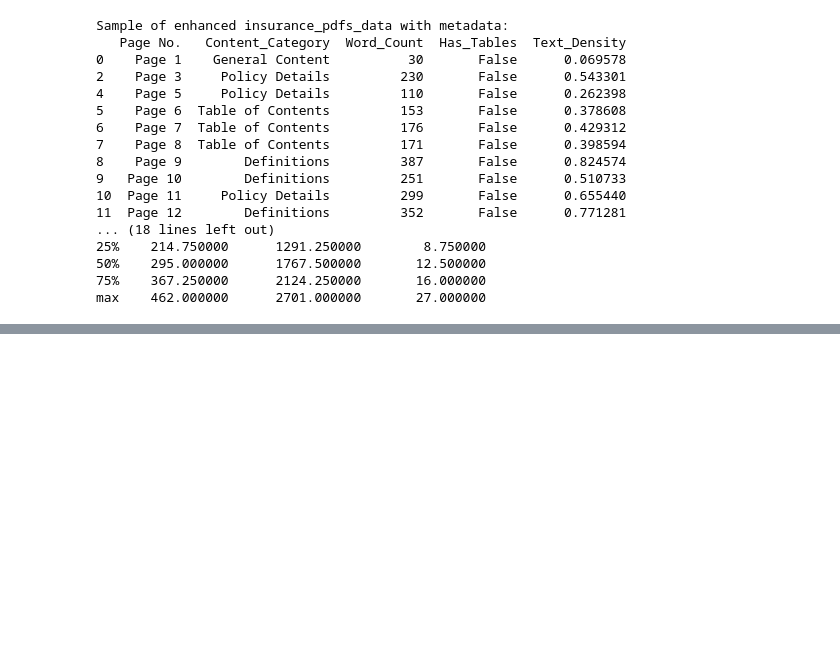
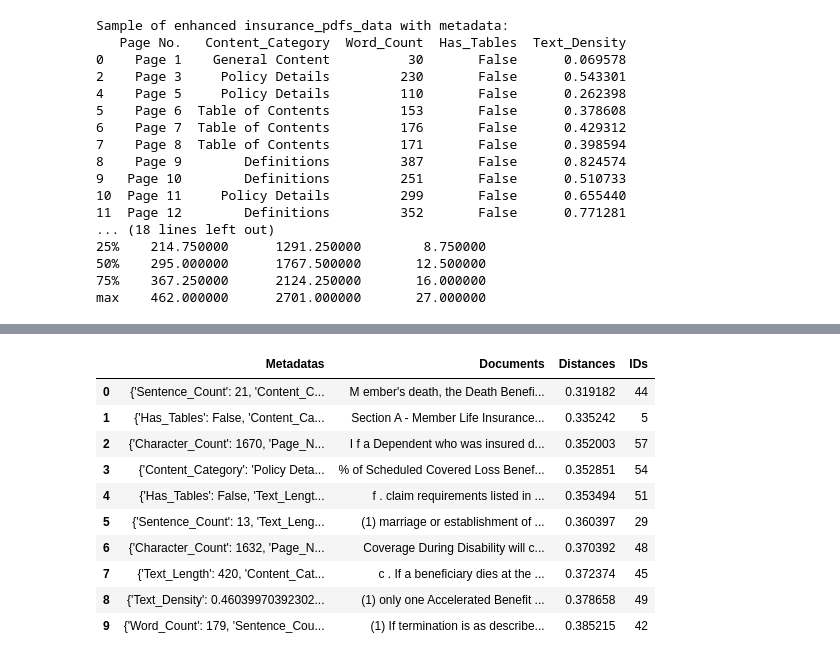
Before and after one commit to vinbaskaran/AI_projects, a Jupyter notebook: helpmate_ai.ipynb, the cells around one changed output, grey strips where cells are left out. Drawn from its saved outputs; the diff is of its cells as text; code cells hidden in the pictures; blank space fills up the shorter version.

```diff
--- a/helpmate_ai.ipynb
+++ b/helpmate_ai.ipynb
@@ -497,0 +369,2 @@ insurance_collection.add(
+# %%
+cache_collection = client.get_or_create_collection(name='Insurance_Cache', embedding_function=embedding_function)
@@ -497,0 +381,4 @@ insurance_collection.add(
+# %%
+# Read the user query
+
+query = input()
@@ -497,0 +387,8 @@ insurance_collection.add(
+# %%
+# Searh the Cache collection first
+# Query the collection against the user query and return the top 20 results
+
+cache_results = cache_collection.query(
+    query_texts=query,
+    n_results=1
+)
@@ -497,0 +488,14 @@ insurance_collection.add(
+# %%
+results_df
+# %% [output]
+|  | Metadatas | Documents | Distances | IDs |
+| 0 | {'Sentence_Count': 21, 'Content_C... | M ember's death, the Death Benefi... | 0.319182 | 44 |
+| 1 | {'Has_Tables': False, 'Content_Ca... | Section A - Member Life Insurance... | 0.335242 | 5 |
+| 2 | {'Character_Count': 1670, 'Page_N... | I f a Dependent who was insured d... | 0.352003 | 57 |
+| 3 | {'Content_Category': 'Policy Deta... | % of Scheduled Covered Loss Benef... | 0.352851 | 54 |
+| 4 | {'Has_Tables': False, 'Text_Lengt... | f . claim requirements listed in ... | 0.353494 | 51 |
+| 5 | {'Sentence_Count': 13, 'Text_Leng... | (1) marriage or establishment of ... | 0.360397 | 29 |
+| 6 | {'Character_Count': 1632, 'Page_N... | Coverage During Disability will c... | 0.370392 | 48 |
+| 7 | {'Text_Length': 420, 'Content_Cat... | c . If a beneficiary dies at the ... | 0.372374 | 45 |
+| 8 | {'Text_Density': 0.46039970392302... | (1) only one Accelerated Benefit ... | 0.378658 | 49 |
+| 9 | {'Word_Count': 179, 'Sentence_Cou... | (1) If termination is as describe... | 0.385215 | 42 |
```
Also changed, not shown: parts of 34 cells of this notebook.
